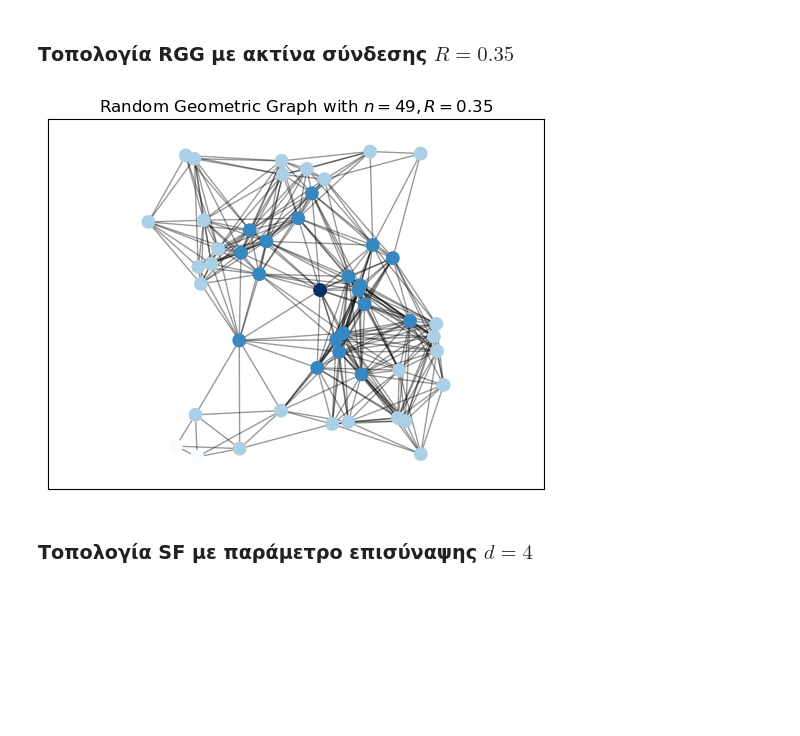
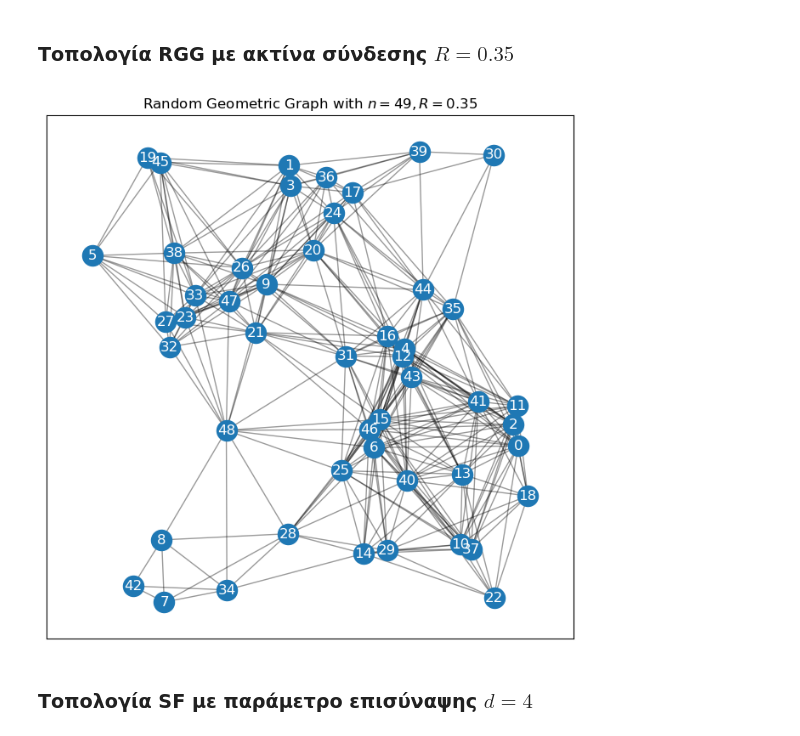
Before and after one commit to k-papadakis/social-network-analysis, a Jupyter notebook: lab1/lab1_student_version.ipynb, the cells around one changed output. Saved outputs shown, nothing was run; the diff lists cells and outputs as text; code cells hidden in the pictures; blank space fills up the shorter version.

```diff
--- a/lab1/lab1_student_version.ipynb
+++ b/lab1/lab1_student_version.ipynb
@@ -144,31 +163,34 @@ plt.show()
 # %%
 # random.seed(seedno)
 # n=4x
 n = 49
 R = 0.35
 
 # για την κατασκευή του RGG χρησιμοποιήστε την random_geometric_graph από το networkx
 #uncomment RGG=
 
 #οπτικοποίηση: https://networkx.org/documentation/stable/auto_examples/drawing/plot_random_geometric_graph.html
 
 RGG = nx.random_geometric_graph(n=n, radius=R, seed=seedno)
 pos = nx.get_node_attributes(RGG, 'pos')
-central = min(pos, key=lambda i: (pos[i][0] - 0.5)**2 + (pos[i][1] - 0.5)**2)
-dists = nx.single_source_shortest_path_length(RGG, central)
+# central = min(pos, key=lambda i: (pos[i][0] - 0.5)**2 + (pos[i][1] - 0.5)**2)
+# dists = nx.single_source_shortest_path_length(RGG, central)
 
+plt.figure(figsize=(8, 8))
 nx.draw_networkx_edges(RGG, pos=pos, alpha=0.4)
 nx.draw_networkx_nodes(
-    RGG, pos=pos, nodelist=list(dists), node_color=list(dists.values()), cmap=plt.cm.Blues_r, node_size=80
+    RGG, pos=pos, node_size=300,
+    # nodelist=list(dists), node_color=list(dists.values()), cmap=plt.cm.Blues_r,
 )
+nx.draw_networkx_labels(RGG, pos, font_color='white')
 
 plt.xlim(-0.05, 1.05)
 plt.ylim(-0.05, 1.05)
 plt.title(f'Random Geometric Graph with $n = {n}, R = {R}$')
 plt.axis('equal')
 plt.show()
 # %% [output]
-[figure, old version]
+[figure, new version]
 # %% [markdown]
 ### Τοπολογία SF με παράμετρο επισύναψης $d=4$
 # %%
```
Also changed, not shown: parts of 24 cells of this notebook.
